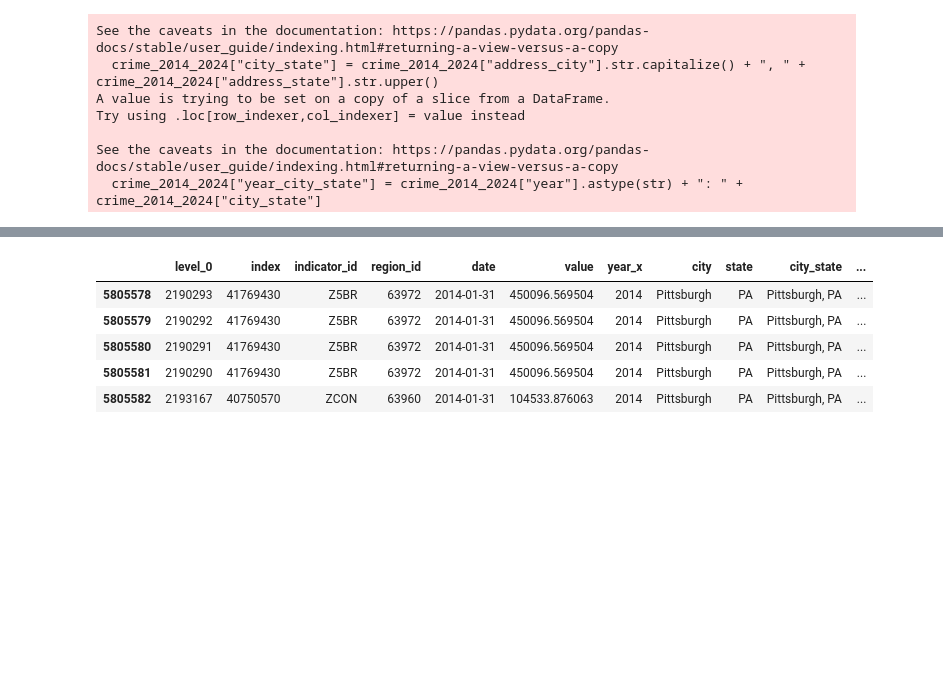
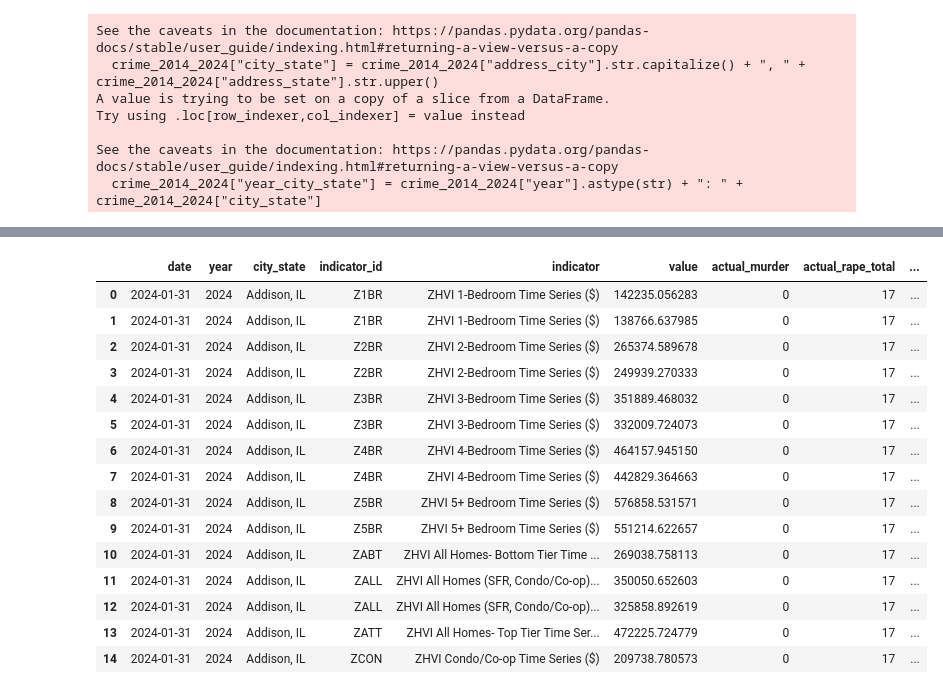
Before and after one commit to ZacharyKim/IS477-project, a Jupyter notebook: data_cleaning.ipynb, the cells around one changed output, grey strips where cells are left out. Saved outputs shown, nothing was run; the diff lists cells and outputs as text; code cells hidden in the pictures; blank space fills up the shorter version.

Commit message:
fixed city_state grouping

```diff
--- a/data_cleaning.ipynb
+++ b/data_cleaning.ipynb
@@ -37,3 +47,6 @@ data_2014_2024_clean = data_2014_2024.sort_values(by=["year", "indicator_id", "r
+# %%
+# keep latest house listing for each year
+data_2014_2024_clean = data_2014_2024.sort_values(by=["date", "indicator_id", "region_id"], ascending=[False, True, True]).drop_duplicates(subset=["year", "indicator_id", "region_id"], keep="first").reset_index()
 # %%
 data_2014_2024_clean.head()
 # %% [output]
@@ -390,6 +376,7 @@ Try using .loc[row_indexer,col_indexer] = value instead
 See the caveats in the documentation: https://pandas.pydata.org/pandas-docs/stable/user_guide/indexing.html#returning-a-view-versus-a-copy
   crime_2014_2024["year_city_state"] = crime_2014_2024["year"].astype(str) + ": " + crime_2014_2024["city_state"]
 # %%
-crime_2014_2024_clean = crime_2014_2024[["actual_murder", "actual_rape_total", "actual_robbery_total", "actual_assault_total", "actual_theft_total", "year", "year_city_state"]].copy()
-crime_2014_2024_clean
+crime_2014_2024_1 = crime_2014_2024[["year", "city_state", "year_city_state", "actual_murder", "actual_rape_total", "actual_robbery_total", "actual_assault_total", "actual_theft_total"]].copy()
+crime_clean = crime_2014_2024_1.groupby(["year", "city_state", "year_city_state"]).agg("sum").reset_index()
+crime_clean
 # %% [output]
@@ -409,3 +404,7 @@ crime_2014_2024_clean
 # %%
-final_df = pd.merge(final_zilow_df, crime_2014_2024_clean, on="year_city_state", how="inner")
-final_df_sorted = final_df.sort_values(by=["date"], ascending=[False]).reset_index()
+final_df = pd.merge(final_zilow_df, crime_clean, on="year_city_state", how="inner")
+# Select and rename columns immediately to reduce memory footprint
+final_df = final_df[["date", "year_x", "city_state_x", "indicator_id", "indicator", "value", "actual_murder", "actual_rape_total", "actual_robbery_total", "actual_assault_total", "actual_theft_total"]]
+final_df.columns = ["date", "year", "city_state", "indicator_id", "indicator", "value", "actual_murder", "actual_rape_total", "actual_robbery_total", "actual_assault_total", "actual_theft_total"]
+# Sort after reducing memory usage
+final_df = final_df.sort_values(by=["date"], ascending=[False]).reset_index(drop=True)
@@ -415,2 +429,2 @@ final_df_sorted = final_df.sort_values(by=["date"], ascending=[False]).reset_ind
 # %%
-final_df.shape
+final_df = final_df.groupby(["date", "year", "city_state", "indicator_id", "indicator"]).agg("mean").reset_index()
@@ -428,9 +445,19 @@ final_df_sorted.head()
 # %%
-final_df_sorted.tail()
+final_df.head(15)
 # %% [output]
-|  | level_0 | index | indicator_id | region_id | date | value | year_x | city | state | city_state | ... |
-| 5805578 | 2190293 | 41769430 | Z5BR | 63972 | 2014-01-31 | 450096.569504 | 2014 | Pittsburgh | PA | Pittsburgh, PA | ... |
-| 5805579 | 2190292 | 41769430 | Z5BR | 63972 | 2014-01-31 | 450096.569504 | 2014 | Pittsburgh | PA | Pittsburgh, PA | ... |
-| 5805580 | 2190291 | 41769430 | Z5BR | 63972 | 2014-01-31 | 450096.569504 | 2014 | Pittsburgh | PA | Pittsburgh, PA | ... |
-| 5805581 | 2190290 | 41769430 | Z5BR | 63972 | 2014-01-31 | 450096.569504 | 2014 | Pittsburgh | PA | Pittsburgh, PA | ... |
-| 5805582 | 2193167 | 40750570 | ZCON | 63960 | 2014-01-31 | 104533.876063 | 2014 | Pittsburgh | PA | Pittsburgh, PA | ... |
+|  | date | year | city_state | indicator_id | indicator | value | actual_murder | actual_rape_total | ... |
+| 0 | 2024-01-31 | 2024 | Addison, IL | Z1BR | ZHVI 1-Bedroom Time Series ($) | 142235.056283 | 0 | 17 | ... |
+| 1 | 2024-01-31 | 2024 | Addison, IL | Z1BR | ZHVI 1-Bedroom Time Series ($) | 138766.637985 | 0 | 17 | ... |
+| 2 | 2024-01-31 | 2024 | Addison, IL | Z2BR | ZHVI 2-Bedroom Time Series ($) | 265374.589678 | 0 | 17 | ... |
+| 3 | 2024-01-31 | 2024 | Addison, IL | Z2BR | ZHVI 2-Bedroom Time Series ($) | 249939.270333 | 0 | 17 | ... |
+| 4 | 2024-01-31 | 2024 | Addison, IL | Z3BR | ZHVI 3-Bedroom Time Series ($) | 351889.468032 | 0 | 17 | ... |
+| 5 | 2024-01-31 | 2024 | Addison, IL | Z3BR | ZHVI 3-Bedroom Time Series ($) | 332009.724073 | 0 | 17 | ... |
+| 6 | 2024-01-31 | 2024 | Addison, IL | Z4BR | ZHVI 4-Bedroom Time Series ($) | 464157.945150 | 0 | 17 | ... |
+| 7 | 2024-01-31 | 2024 | Addison, IL | Z4BR | ZHVI 4-Bedroom Time Series ($) | 442829.364663 | 0 | 17 | ... |
+| 8 | 2024-01-31 | 2024 | Addison, IL | Z5BR | ZHVI 5+ Bedroom Time Series ($) | 576858.531571 | 0 | 17 | ... |
+| 9 | 2024-01-31 | 2024 | Addison, IL | Z5BR | ZHVI 5+ Bedroom Time Series ($) | 551214.622657 | 0 | 17 | ... |
+| 10 | 2024-01-31 | 2024 | Addison, IL | ZABT | ZHVI All Homes- Bottom Tier Time ... | 269038.758113 | 0 | 17 | ... |
+| 11 | 2024-01-31 | 2024 | Addison, IL | ZALL | ZHVI All Homes (SFR, Condo/Co-op)... | 350050.652603 | 0 | 17 | ... |
+| 12 | 2024-01-31 | 2024 | Addison, IL | ZALL | ZHVI All Homes (SFR, Condo/Co-op)... | 325858.892619 | 0 | 17 | ... |
+| 13 | 2024-01-31 | 2024 | Addison, IL | ZATT | ZHVI All Homes- Top Tier Time Ser... | 472225.724779 | 0 | 17 | ... |
+| 14 | 2024-01-31 | 2024 | Addison, IL | ZCON | ZHVI Condo/Co-op Time Series ($) | 209738.780573 | 0 | 17 | ... |
```
Also changed, not shown: parts of 24 cells of this notebook.
